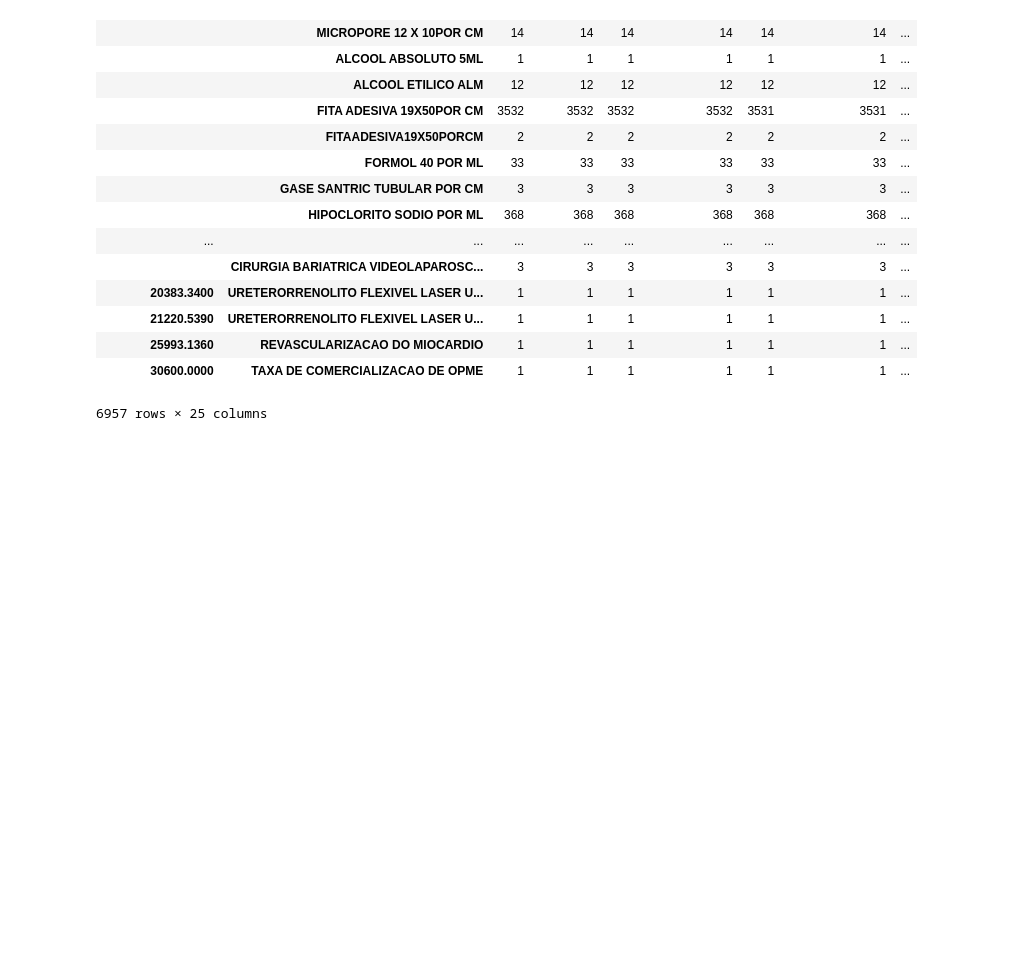
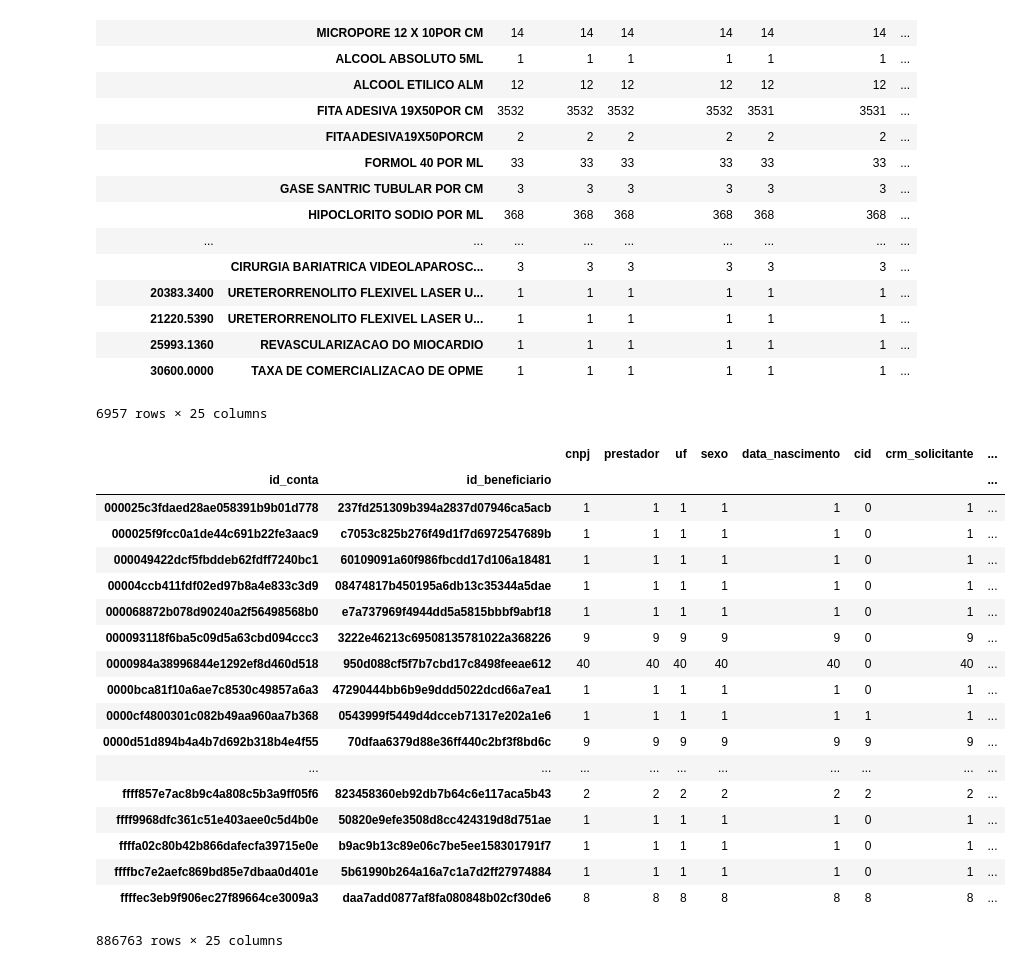
Before and after one commit to Phillipe42/hackaturing2018, a Jupyter notebook: phillipe_jupyter.ipynb, the cells around one changed output. Saved outputs shown, nothing was run; the diff lists cells and outputs as text; code cells hidden in the pictures; blank space fills up the shorter version.

```diff
--- a/phillipe_jupyter.ipynb
+++ b/phillipe_jupyter.ipynb
@@ -226,3 +294,25 @@ df_orizon_pra_glosa.groupby(['valor_item_unitario', 'descricao_despesa']).count(
 | 25993.1360 | REVASCULARIZACAO DO MIOCARDIO | 1 | 1 | 1 | 1 | 1 | 1 | ... |
 | 30600.0000 | TAXA DE COMERCIALIZACAO DE OPME | 1 | 1 | 1 | 1 | 1 | 1 | ... |
 6957 rows × 25 columns
+# %%
+df_orizon.groupby(['id_conta', 'id_beneficiario']).count()
+# %% [output]
+|  |  | cnpj | prestador | uf | sexo | data_nascimento | cid | crm_solicitante | ... |
+| id_conta | id_beneficiario |  |  |  |  |  |  |  | ... |
+| 000025c3fdaed28ae058391b9b01d778 | 237fd251309b394a2837d07946ca5acb | 1 | 1 | 1 | 1 | 1 | 0 | 1 | ... |
+| 000025f9fcc0a1de44c691b22fe3aac9 | c7053c825b276f49d1f7d6972547689b | 1 | 1 | 1 | 1 | 1 | 0 | 1 | ... |
+| 000049422dcf5fbddeb62fdff7240bc1 | 60109091a60f986fbcdd17d106a18481 | 1 | 1 | 1 | 1 | 1 | 0 | 1 | ... |
+| 00004ccb411fdf02ed97b8a4e833c3d9 | 08474817b450195a6db13c35344a5dae | 1 | 1 | 1 | 1 | 1 | 0 | 1 | ... |
+| 000068872b078d90240a2f56498568b0 | e7a737969f4944dd5a5815bbbf9abf18 | 1 | 1 | 1 | 1 | 1 | 0 | 1 | ... |
+| 000093118f6ba5c09d5a63cbd094ccc3 | 3222e46213c69508135781022a368226 | 9 | 9 | 9 | 9 | 9 | 0 | 9 | ... |
+| 0000984a38996844e1292ef8d460d518 | 950d088cf5f7b7cbd17c8498feeae612 | 40 | 40 | 40 | 40 | 40 | 0 | 40 | ... |
+| 0000bca81f10a6ae7c8530c49857a6a3 | 47290444bb6b9e9ddd5022dcd66a7ea1 | 1 | 1 | 1 | 1 | 1 | 0 | 1 | ... |
+| 0000cf4800301c082b49aa960aa7b368 | 0543999f5449d4dcceb71317e202a1e6 | 1 | 1 | 1 | 1 | 1 | 1 | 1 | ... |
+| 0000d51d894b4a4b7d692b318b4e4f55 | 70dfaa6379d88e36ff440c2bf3f8bd6c | 9 | 9 | 9 | 9 | 9 | 9 | 9 | ... |
+| ... | ... | ... | ... | ... | ... | ... | ... | ... | ... |
+| ffff857e7ac8b9c4a808c5b3a9ff05f6 | 823458360eb92db7b64c6e117aca5b43 | 2 | 2 | 2 | 2 | 2 | 2 | 2 | ... |
+| ffff9968dfc361c51e403aee0c5d4b0e | 50820e9efe3508d8cc424319d8d751ae | 1 | 1 | 1 | 1 | 1 | 0 | 1 | ... |
+| ffffa02c80b42b866dafecfa39715e0e | b9ac9b13c89e06c7be5ee158301791f7 | 1 | 1 | 1 | 1 | 1 | 0 | 1 | ... |
+| ffffbc7e2aefc869bd85e7dbaa0d401e | 5b61990b264a16a7c1a7d2ff27974884 | 1 | 1 | 1 | 1 | 1 | 0 | 1 | ... |
+| ffffec3eb9f906ec27f89664ce3009a3 | daa7add0877af8fa080848b02cf30de6 | 8 | 8 | 8 | 8 | 8 | 8 | 8 | ... |
+886763 rows × 25 columns
```
Also changed, not shown: parts of 8 cells of this notebook.
